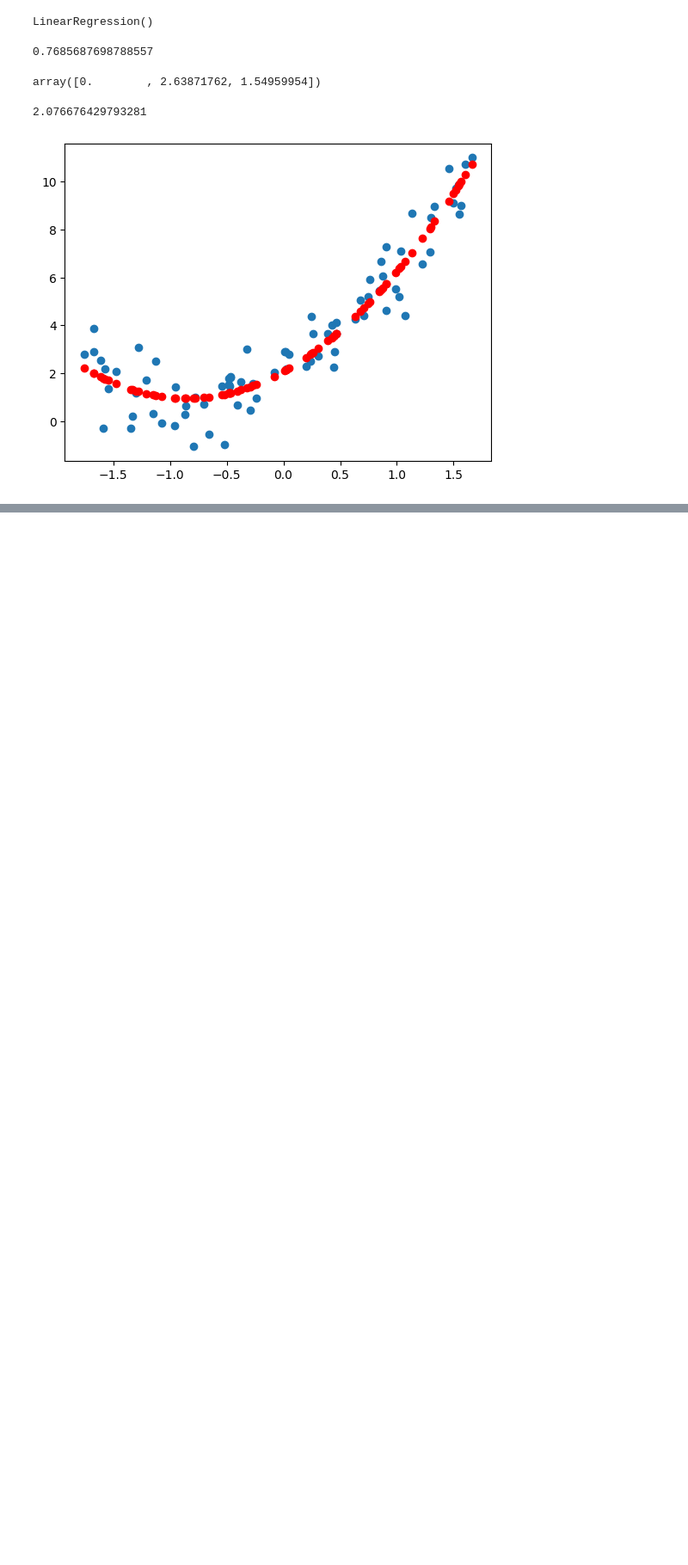
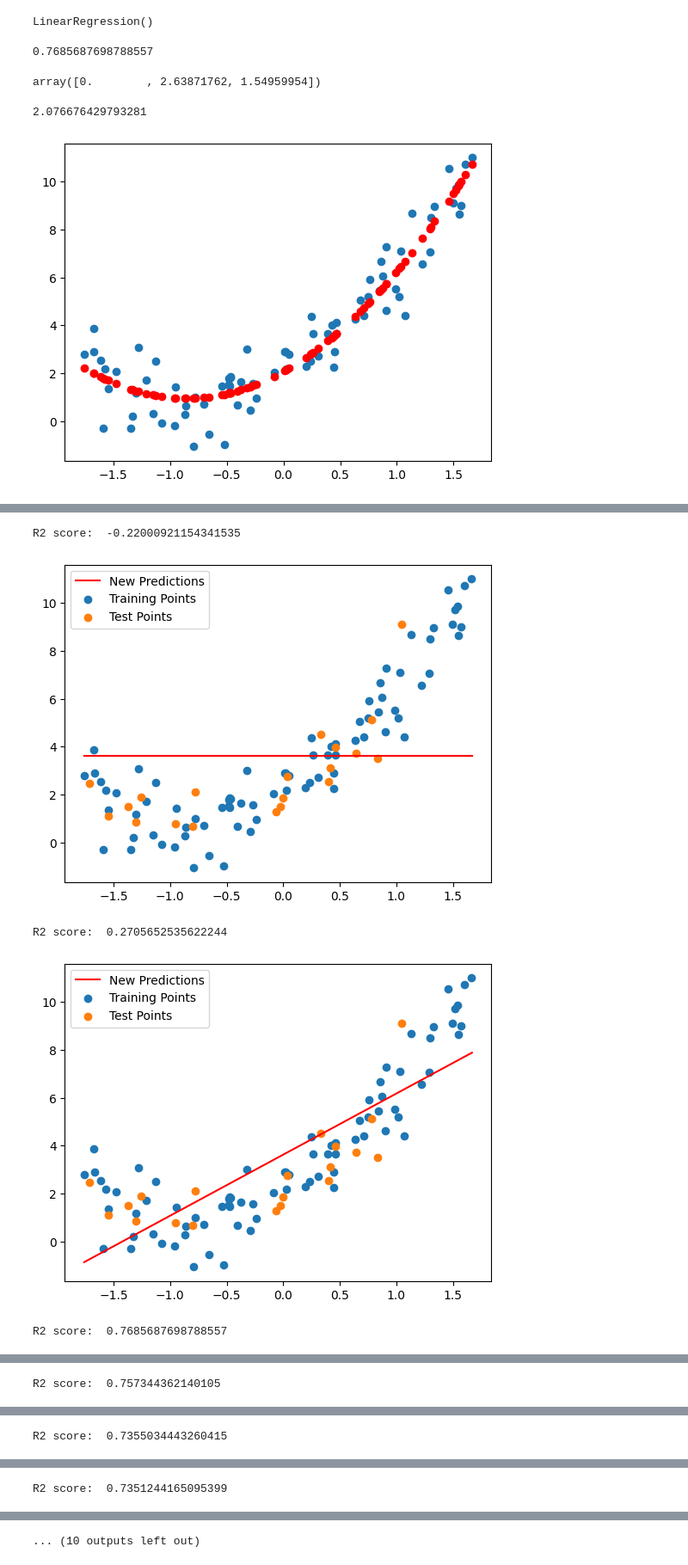
Before and after one commit to byydev/TakeNotes, a Jupyter notebook: PolynomialRegression.ipynb, the cells around one changed output, grey strips where cells are left out. Shown at 86% size. Drawn from its saved outputs; the diff is of its cells as text; code cells hidden in the pictures; blank space fills up the shorter version.

```diff
--- a/PolynomialRegression.ipynb
+++ b/PolynomialRegression.ipynb
@@ -202,0 +268,31 @@ plt.show()
+# %%
+#pipeline
+
+def poly_regression(degree):
+    poly_features = PolynomialFeatures(degree = degree)
+    lin_reg = LinearRegression()
+    scaler = StandardScaler()
+    pipeline = Pipeline([
+        ("standard_scaler",scaler),
+        ("poly_features",poly_features),
+        ("lin_reg",lin_reg)
+    ])
+    pipeline.fit(X_train,y_train)
+    score = pipeline.score(X_test,y_test)
+    print("R2 score: ", score)
+
+    y_pred_new = pipeline.predict(X_new)
+    plt.plot(X_new,y_pred_new,"r",label="New Predictions")
+    plt.scatter(X_train,y_train,label="Training Points")
+    plt.scatter(X_test,y_test,label="Test Points")
+    plt.legend()
+    plt.show()
+# %%
+for degree in range(11):
+    poly_regression(degree)
+# %% [output]
+R2 score:  -0.22000921154341535
+[figure, added]
+R2 score:  0.2705652535622244
+[figure, added]
+R2 score:  0.7685687698788557
@@ -202,0 +300 @@ plt.show()
+R2 score:  0.757344362140105
@@ -202,0 +302 @@ plt.show()
+R2 score:  0.7355034443260415
@@ -202,0 +304 @@ plt.show()
+R2 score:  0.7351244165095399
@@ -202,0 +306 @@ plt.show()
+... (10 outputs left out)
```
Also changed, not shown: parts of 7 cells of this notebook.
